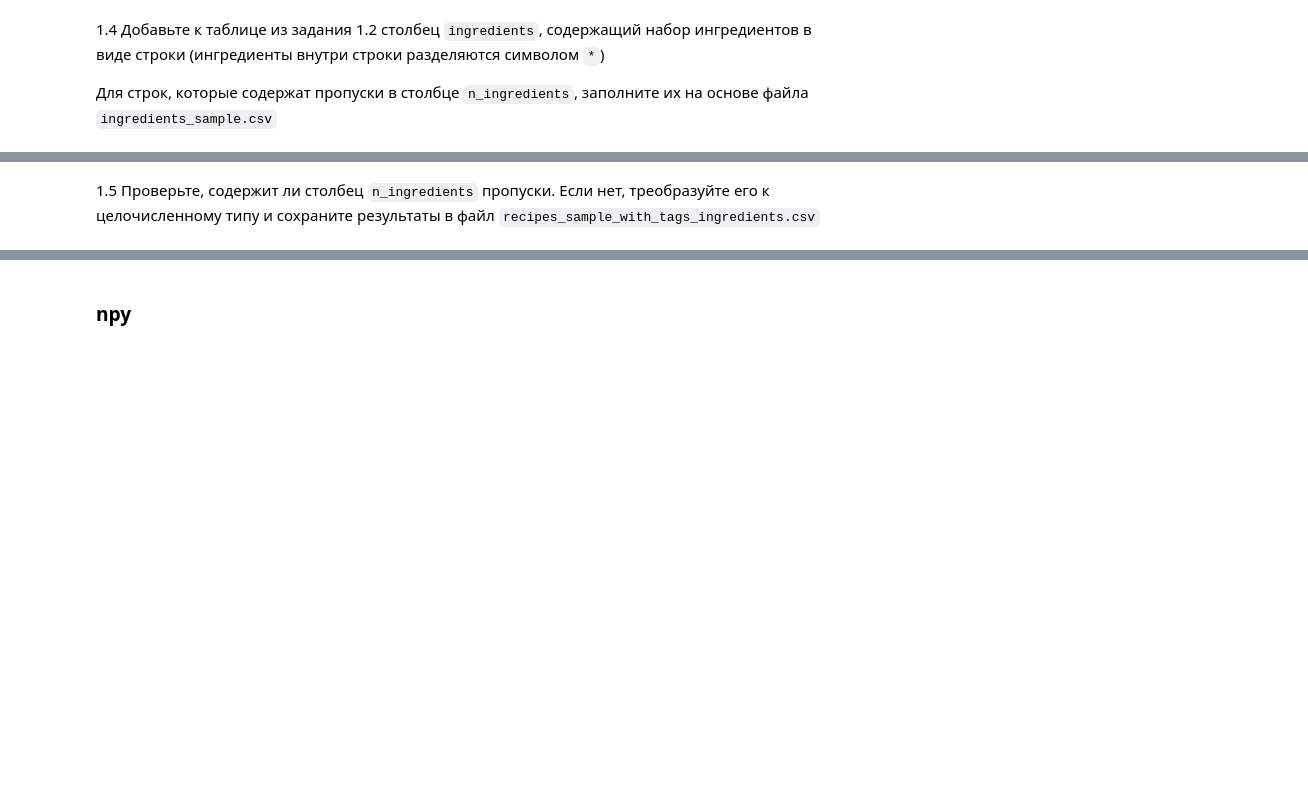
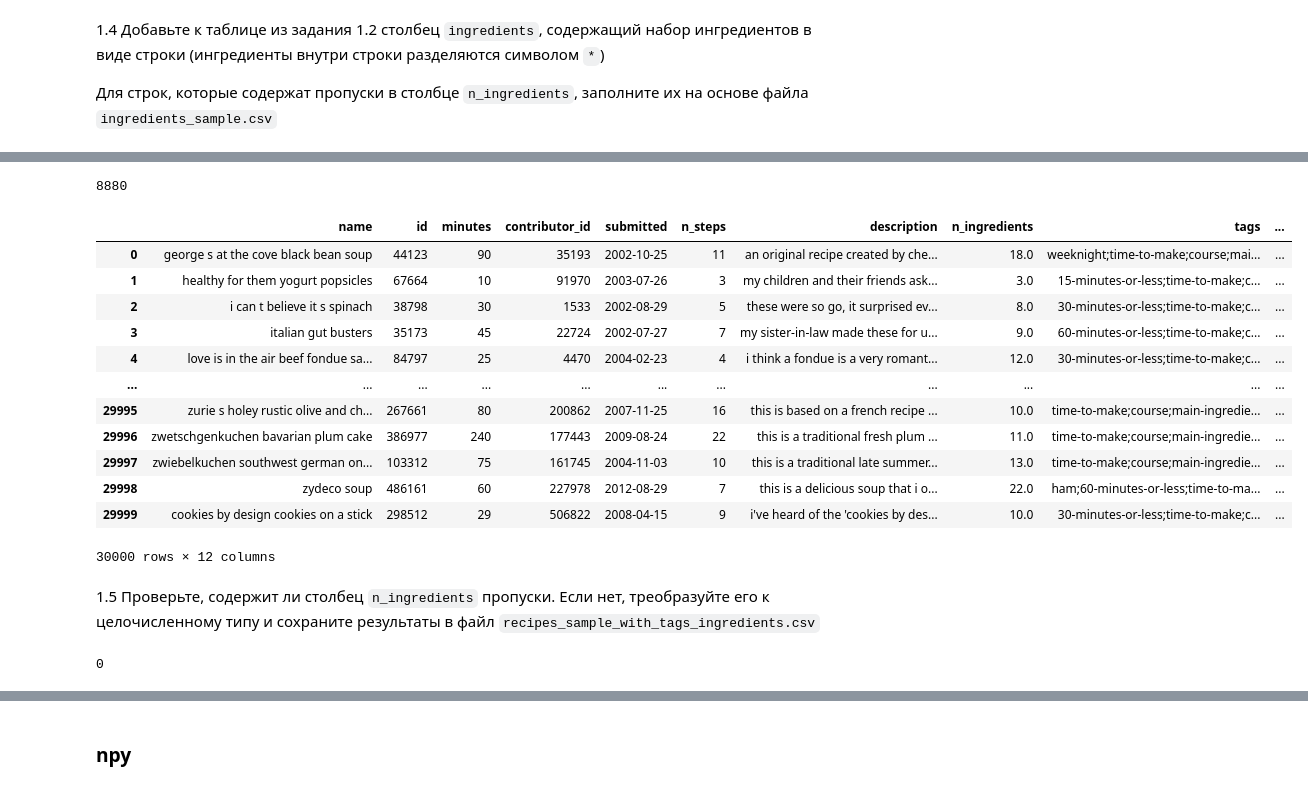
Before and after one commit to Amikuto/BigDataPT-BDPT-, a Jupyter notebook: Lesson5/05_data_files_2_Фамилия_Имя.ipynb, the cells around one changed output, grey strips where cells are left out. Cells and saved outputs as stored; diff of their text form; code cells hidden in the pictures; blank space fills up the shorter version.

```diff
--- a/Lesson5/05_data_files_2_Фамилия_Имя.ipynb
+++ b/Lesson5/05_data_files_2_Фамилия_Имя.ipynb
@@ -146,8 +182,8 @@ with open("./data/data/ingredients_sample.csv", "r") as csvf:
     reader = csv.DictReader(csvf)
 
     for row in reader:
-        if row["recipe_id"] not in dictionary:
-            dictionary[row["recipe_id"]] = []
-        dictionary[row["recipe_id"]].append(row["ingredient"])
+        if int(row["recipe_id"]) not in dictionary:
+            dictionary[int(row["recipe_id"])] = []
+        dictionary[int(row["recipe_id"])].append(row["ingredient"])
 
 dictionary
@@ -163,4 +224,5 @@ ingredients_sample.head()
 sr1 = pd.DataFrame(pd.Series(dictionary).reset_index())
 sr1.columns= ["recipe_id", "ingredients"]
 sr1["ingredients"] = sr1["ingredients"].apply('*'.join)
+sr1["recipe_id"] = pd.to_numeric(sr1["recipe_id"])
 sr1.head()
@@ -167,3 +235,0 @@ sr1.head()
-# %%
-# recipes.head()
-recipes = recipes.join(sr1)
@@ -176,0 +236,3 @@ ingredients_sample.head()
+# %%
+recipes = recipes.merge(sr1, left_on="id", right_on="recipe_id")
+recipes.head()
@@ -177,2 +246,4 @@ ingredients_sample.head()
 # %%
-# recipes[np.isnan(recipes["n_ingredients"])]
+np.sum(np.isnan(recipes["n_ingredients"]))
+# %% [output]
+8880
@@ -181,2 +250,23 @@ ingredients_sample.head()
+# %%
+recipes["n_ingredients"] = recipes["n_ingredients"].fillna(recipes["id"].apply(lambda x: len(dictionary.get(x))))
+recipes
+# %% [output]
+|  | name | id | minutes | contributor_id | submitted | n_steps | description | n_ingredients | tags | ... |
+| 0 | george s at the cove black bean soup | 44123 | 90 | 35193 | 2002-10-25 | 11 | an original recipe created by che... | 18.0 | weeknight;time-to-make;course;mai... | ... |
+| 1 | healthy for them yogurt popsicles | 67664 | 10 | 91970 | 2003-07-26 | 3 | my children and their friends ask... | 3.0 | 15-minutes-or-less;time-to-make;c... | ... |
+| 2 | i can t believe it s spinach | 38798 | 30 | 1533 | 2002-08-29 | 5 | these were so go, it surprised ev... | 8.0 | 30-minutes-or-less;time-to-make;c... | ... |
+| 3 | italian gut busters | 35173 | 45 | 22724 | 2002-07-27 | 7 | my sister-in-law made these for u... | 9.0 | 60-minutes-or-less;time-to-make;c... | ... |
+| 4 | love is in the air beef fondue sa... | 84797 | 25 | 4470 | 2004-02-23 | 4 | i think a fondue is a very romant... | 12.0 | 30-minutes-or-less;time-to-make;c... | ... |
+| ... | ... | ... | ... | ... | ... | ... | ... | ... | ... | ... |
+| 29995 | zurie s holey rustic olive and ch... | 267661 | 80 | 200862 | 2007-11-25 | 16 | this is based on a french recipe ... | 10.0 | time-to-make;course;main-ingredie... | ... |
+| 29996 | zwetschgenkuchen bavarian plum cake | 386977 | 240 | 177443 | 2009-08-24 | 22 | this is a traditional fresh plum ... | 11.0 | time-to-make;course;main-ingredie... | ... |
+| 29997 | zwiebelkuchen southwest german on... | 103312 | 75 | 161745 | 2004-11-03 | 10 | this is a traditional late summer... | 13.0 | time-to-make;course;main-ingredie... | ... |
+| 29998 | zydeco soup | 486161 | 60 | 227978 | 2012-08-29 | 7 | this is a delicious soup that i o... | 22.0 | ham;60-minutes-or-less;time-to-ma... | ... |
+| 29999 | cookies by design cookies on a stick | 298512 | 29 | 506822 | 2008-04-15 | 9 | i've heard of the 'cookies by des... | 10.0 | 30-minutes-or-less;time-to-make;c... | ... |
+30000 rows × 12 columns
 # %% [markdown]
 1.5 Проверьте, содержит ли столбец `n_ingredients` пропуски. Если нет, треобразуйте его к целочисленному типу и сохраните результаты в файл `recipes_sample_with_tags_ingredients.csv`
+# %%
+np.sum(np.isnan(recipes["n_ingredients"]))
+# %% [output]
+0
```
Also changed, not shown: parts of 21 cells of this notebook, 1 other file.
